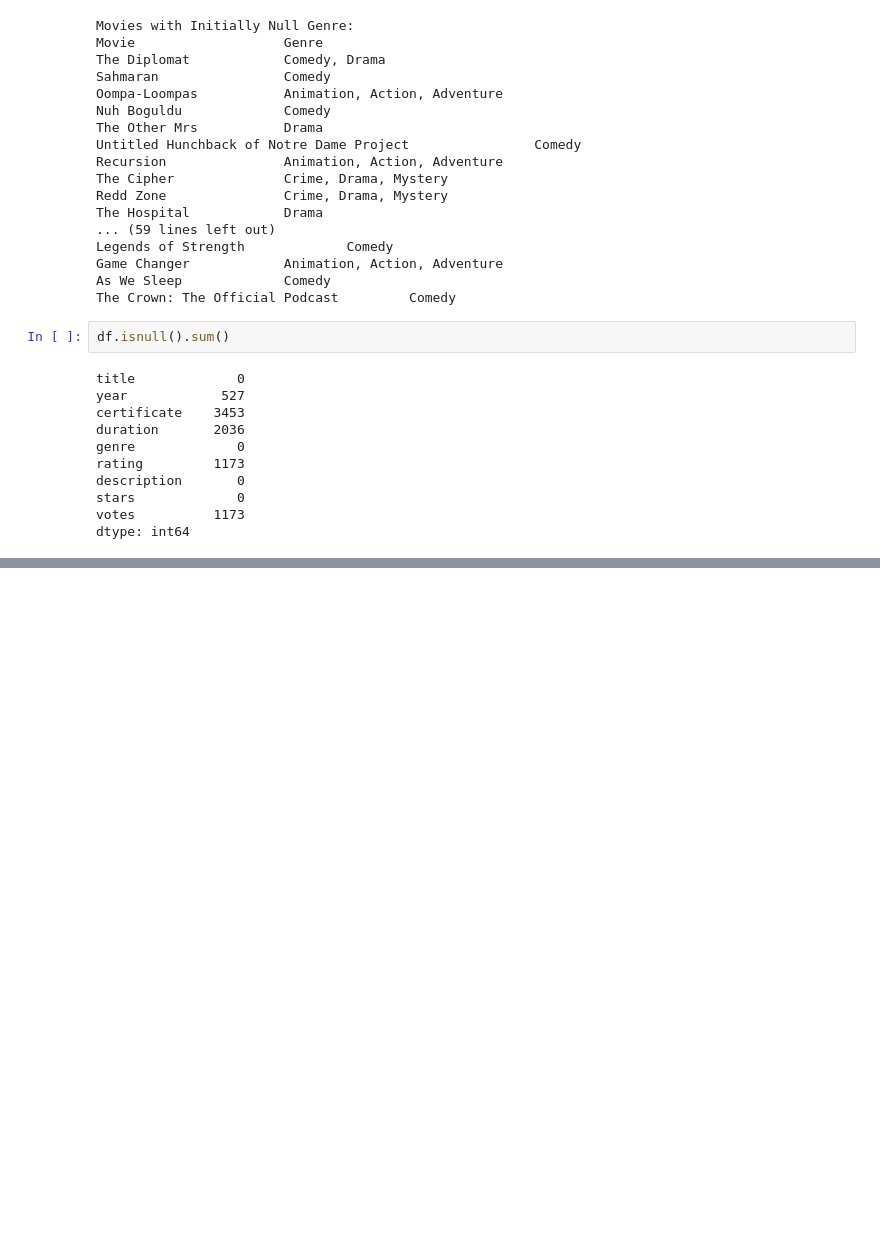
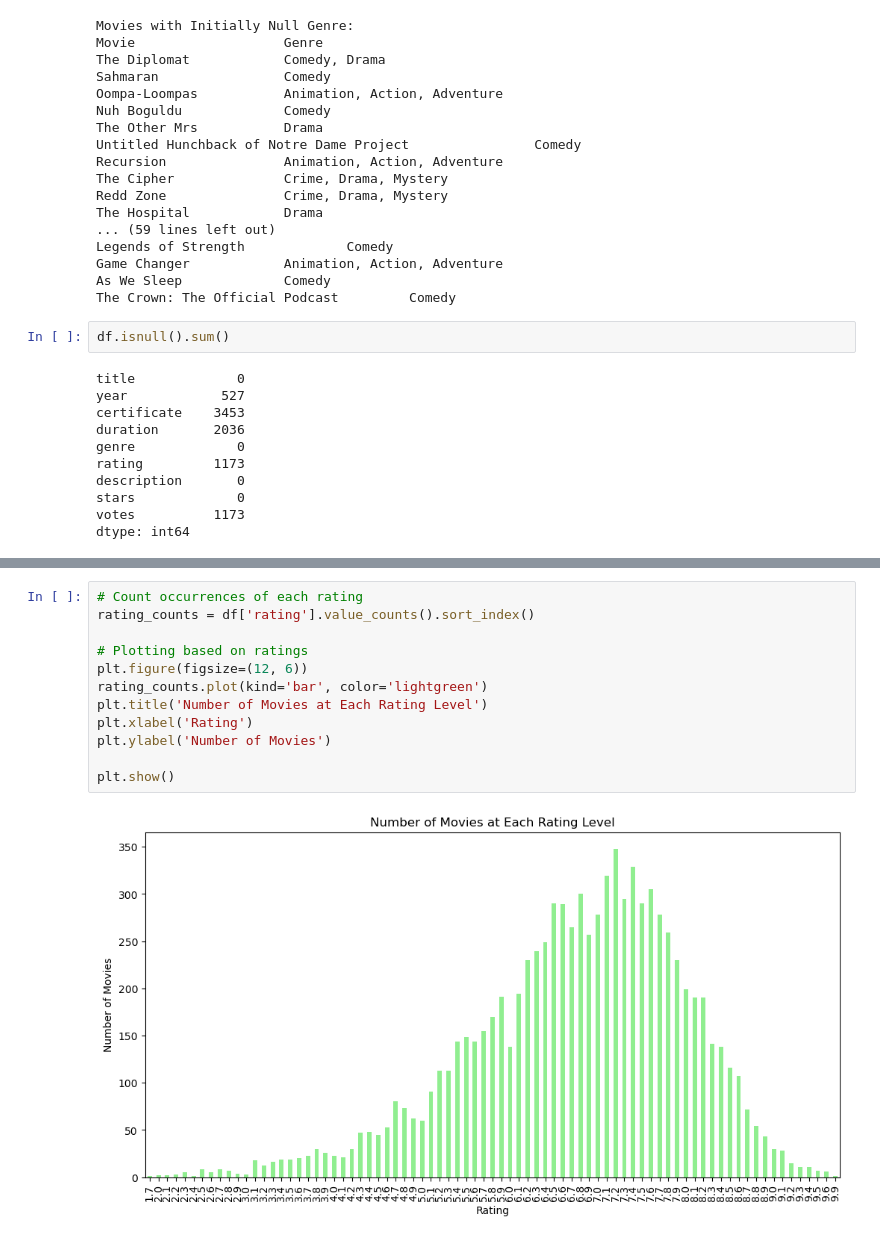
Before and after one commit to sidkarma/Netflix-Recommendation-System, a Jupyter notebook: Untitled.ipynb, the cells around one changed output, grey strips where cells are left out. Cells and saved outputs as stored; diff of their text form; blank space fills up the shorter version.

```diff
--- a/Untitled.ipynb
+++ b/Untitled.ipynb
@@ -247,0 +281,14 @@ plt.show()
+# %%
+# Count occurrences of each rating
+rating_counts = df['rating'].value_counts().sort_index()
+
+# Plotting based on ratings
+plt.figure(figsize=(12, 6))
+rating_counts.plot(kind='bar', color='lightgreen')
+plt.title('Number of Movies at Each Rating Level')
+plt.xlabel('Rating')
+plt.ylabel('Number of Movies')
+
+plt.show()
+# %% [output]
+[figure, added]
```
Also changed, not shown: parts of 15 cells of this notebook.
